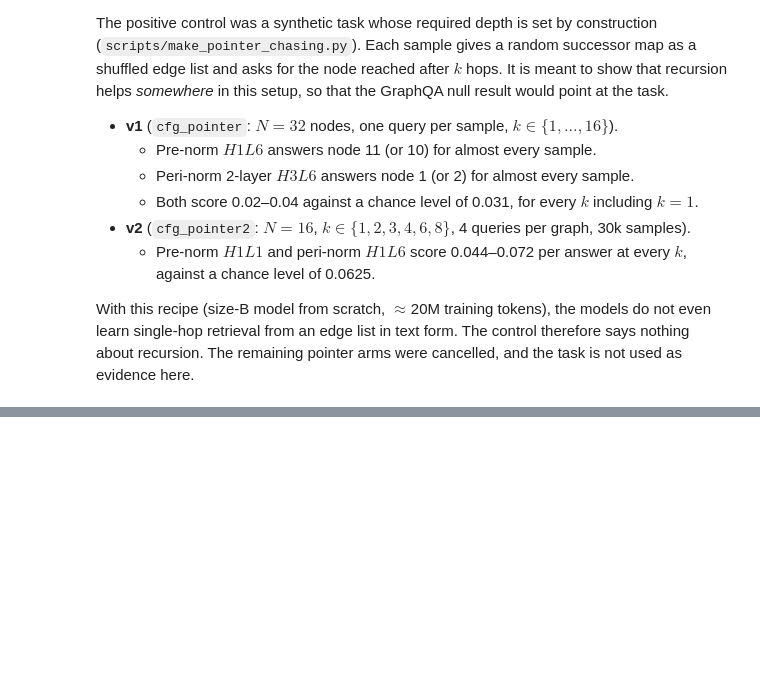
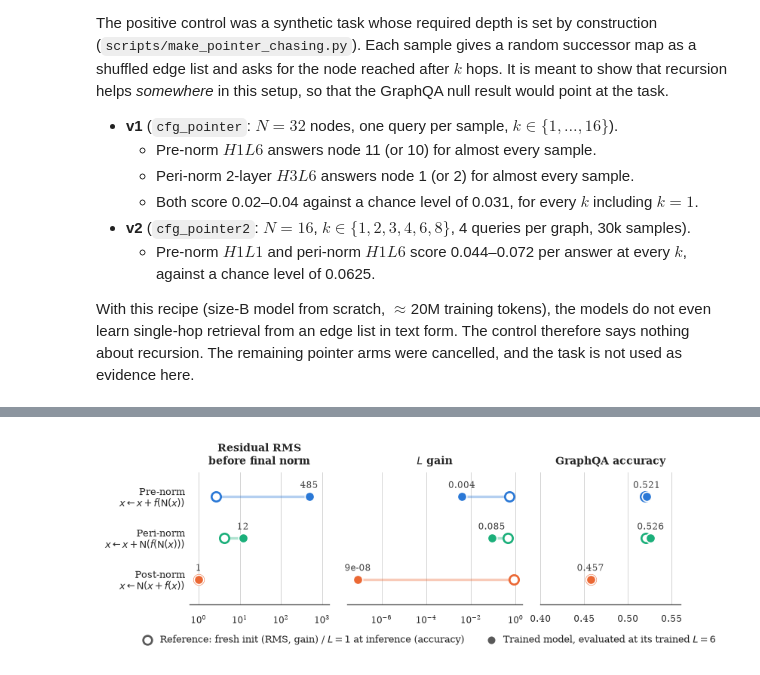
Before and after one commit to MariusAAROS/HRM-Text-for-Graphs, a Jupyter notebook: report/paper_results.ipynb, the cells around one changed output, grey strips where cells are left out. Saved outputs shown, nothing was run; the diff lists cells and outputs as text; code cells hidden in the pictures; blank space fills up the shorter version.

```diff
--- a/report/paper_results.ipynb
+++ b/report/paper_results.ipynb
@@ -2255,0 +2268,72 @@ recursion. The remaining pointer arms were cancelled, and the task is not used a
+# %%
+# Categorical color = norm type (validated palette: blue / orange / aqua). Rows carry their name and
+# update rule as labels, so identity never relies on color alone.
+NORM_ARMS = [
+    ("pre", "Pre-norm", r"$x \leftarrow x + f(\mathrm{N}(x))$", "#2a78d6"),
+    ("peri", "Peri-norm", r"$x \leftarrow x + \mathrm{N}(f(\mathrm{N}(x)))$", "#1baf7a"),
+    ("post", "Post-norm", r"$x \leftarrow \mathrm{N}(x + f(x))$", "#eb6834"),
+]
+
+
+def plot_norm_comparison(fname="recursion_hyp_norms"):
+    cell_probe = probe_raw[(probe_raw["H"] == 1) & (probe_raw["L"] == 6) & (probe_raw["role"] == "L")]
+    step_mean = cell_probe.groupby(["arm", "init", "stat"])["value"].mean()
+    acc = arm_acc.xs((1, 6), level=["H", "L"])
+
+    fig, axes = plt.subplots(1, 3, figsize=(PAGE_W, 1.9), sharey=True,
+                             gridspec_kw=dict(wspace=0.12, width_ratios=[1, 1.25, 1]))
+    ys = np.arange(len(NORM_ARMS))[::-1]
+    for y, (arm, name, rule, color) in zip(ys, NORM_ARMS):
+        panels = [
+            (axes[0], step_mean[(arm, "fresh", "prenorm_rms")], step_mean[(arm, "trained", "prenorm_rms")]),
+            (axes[1], step_mean[(arm, "fresh", "gain")], step_mean[(arm, "trained", "gain")]),
+            (axes[2], acc.loc[arm, "acc (L=1)"], acc.loc[arm, "acc"]),
+        ]
+        for ax, hollow, filled in panels:
+            ax.plot([hollow, filled], [y, y], color=color, linewidth=2, alpha=0.35, zorder=2,
+                    solid_capstyle="round")
+            ax.scatter(hollow, y, s=55, facecolors="white", edgecolors=color, linewidths=1.6, zorder=3)
+            ax.scatter(filled, y, s=55, color=color, edgecolors="white", linewidths=1.0, zorder=4)
+        # Direct value labels on the trained point only.
+        axes[0].annotate(f"{step_mean[(arm, 'trained', 'prenorm_rms')]:.0f}",
+                         (step_mean[(arm, "trained", "prenorm_rms")], y), xytext=(0, 7),
+                         textcoords="offset points", ha="center", fontsize=7, color="0.25")
+        g = step_mean[(arm, "trained", "gain")]
+        axes[1].annotate(f"{g:.3f}" if g >= 1e-3 else f"{g:.0e}", (g, y), xytext=(0, 7),
+                         textcoords="offset points", ha="center", fontsize=7, color="0.25")
+        axes[2].annotate(f"{acc.loc[arm, 'acc']:.3f}", (acc.loc[arm, "acc"], y), xytext=(0, 7),
+                         textcoords="offset points", ha="center", fontsize=7, color="0.25")
+
+    axes[0].set_yticks(ys, [f"{name}\n{rule}" for _, name, rule, _ in NORM_ARMS], fontsize=7.5)
+    axes[0].set_ylim(-0.6, len(NORM_ARMS) - 0.4)
+    axes[0].set_xscale("log")
+    axes[0].set_xlim(0.6, 1500)
+    axes[0].set_title("Residual RMS\nbefore final norm", fontsize=8.5)
+    axes[1].set_xscale("log")
+    axes[1].set_xlim(3e-8, 2)
+    axes[1].set_title("$L$ gain", fontsize=8.5)
+    axes[2].set_xlim(0.40, 0.56)
+    axes[2].set_title("GraphQA accuracy", fontsize=8.5)
+    for ax in axes:
+        ax.tick_params(axis="x", labelsize=7)
+        ax.grid(axis="y", visible=False)
+        sns.despine(ax=ax, left=True)
+    axes[0].tick_params(axis="y", length=0)
+
+    # Marker legend in neutral grey: fill encodes the reference vs the trained model, color the norm.
+    marker = dict(marker="o", linestyle="none", markersize=7, color="0.35")
+    handles = [
+        mpl.lines.Line2D([], [], markerfacecolor="white", markeredgewidth=1.6, **marker,
+                         label="Reference: fresh init (RMS, gain) / $L = 1$ at inference (accuracy)"),
+        mpl.lines.Line2D([], [], markeredgecolor="white", **marker,
+                         label="Trained model, evaluated at its trained $L = 6$"),
+    ]
+    fig.legend(handles=handles, loc="upper center", bbox_to_anchor=(0.5, -0.02), ncol=2, fontsize=7.5,
+               handletextpad=0.3, columnspacing=1.8)
+    save_fig(fig, fname)
+    plt.show()
+
+
+plot_norm_comparison()
+# %% [output]
+[figure, added]
```
Also changed, not shown: parts of 6 cells of this notebook, 21 other files.
